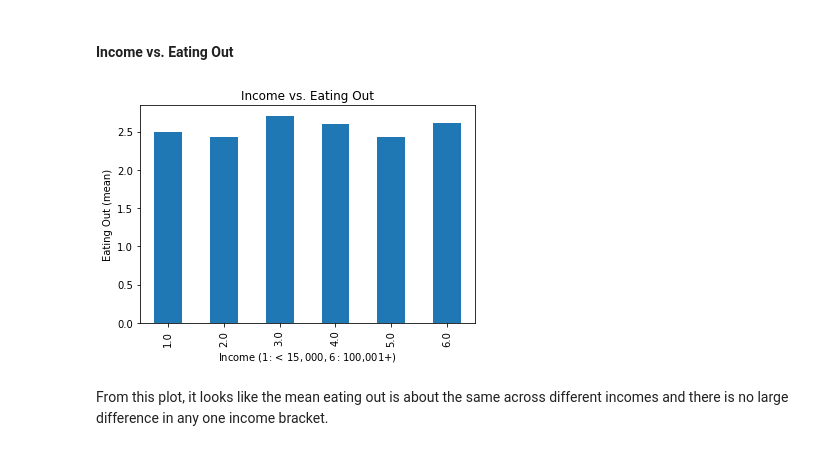
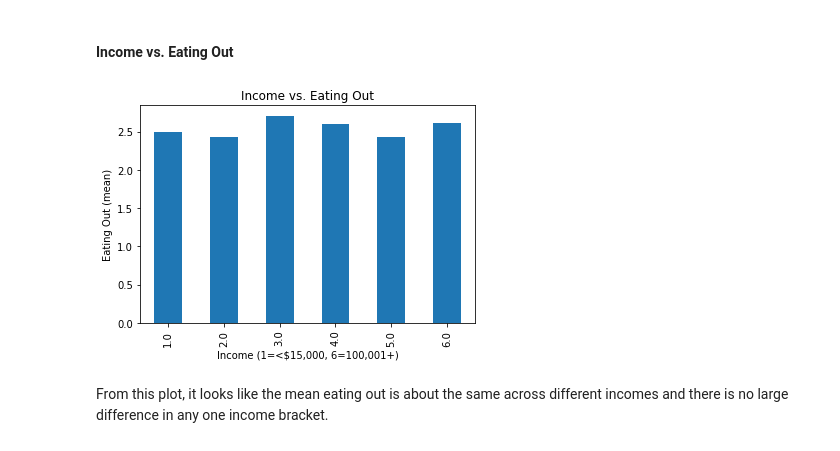
Before and after one commit to tiffanyhsu001/Stats131_FinalProject, a Jupyter notebook: Full_Report.ipynb, the cells around one changed output. Cells and saved outputs as stored; diff of their text form; code cells hidden in the pictures.

```diff
--- a/Full_Report.ipynb
+++ b/Full_Report.ipynb
@@ -959,9 +959,9 @@ From the results of the ANOVA, we conclude that living situations (on or off cam
 # %% [markdown]
 #### Income vs. Eating Out
 # %%
-plotting(df2.groupby('income').mean()['eating_out'], 'Income vs. Eating Out', 'Income (1: < $15,000, 6: $100,001+)', 'Eating Out (mean)')
+plotting(df2.groupby('income').mean()['eating_out'], 'Income vs. Eating Out', 'Income (1=<$15,000, 6=100,001+)', 'Eating Out (mean)')
 # %% [output]
-[figure, old version]
+[figure, new version]
 # %% [markdown]
 From this plot, it looks like the mean eating out is about the same across different incomes and there is no large difference in any one income bracket.
 # %%
```
Also changed, not shown: parts of 2 cells of this notebook.
